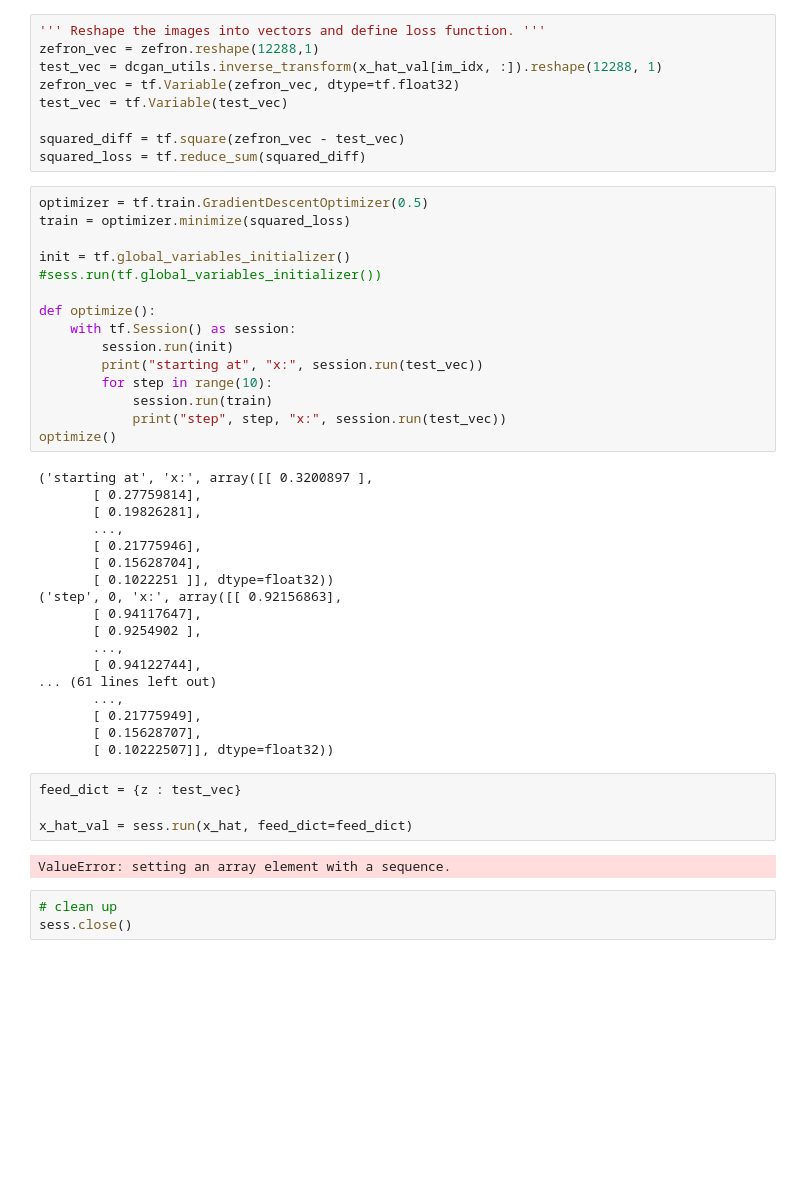
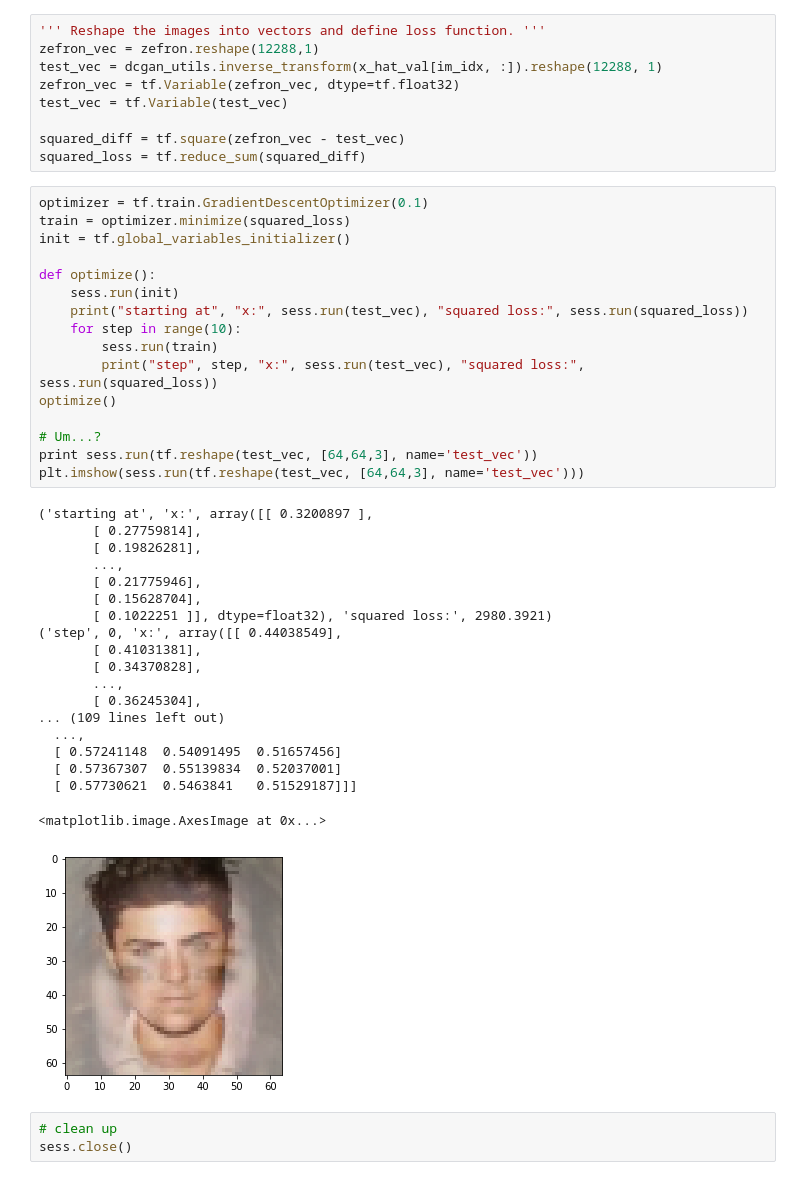
Before and after one commit to adepalatis/EE379K, a Jupyter notebook: Lab7/nn_compsensing/tfupgraded_src/my_DCGAN1.ipynb, the cells around one changed output. Saved outputs shown, nothing was run; the diff lists cells and outputs as text; blank space fills up the shorter version.

```diff
--- a/Lab7/nn_compsensing/tfupgraded_src/my_DCGAN1.ipynb
+++ b/Lab7/nn_compsensing/tfupgraded_src/my_DCGAN1.ipynb
@@ -65,44 +65,41 @@ test_vec = tf.Variable(test_vec)
 squared_diff = tf.square(zefron_vec - test_vec)
 squared_loss = tf.reduce_sum(squared_diff)
 # %%
-optimizer = tf.train.GradientDescentOptimizer(0.5)
+optimizer = tf.train.GradientDescentOptimizer(0.1)
 train = optimizer.minimize(squared_loss)
-
 init = tf.global_variables_initializer()
-#sess.run(tf.global_variables_initializer())
 
 def optimize():
-    with tf.Session() as session:
-        session.run(init)
-        print("starting at", "x:", session.run(test_vec))
-        for step in range(10):
-            session.run(train)
-            print("step", step, "x:", session.run(test_vec))
+    sess.run(init)
+    print("starting at", "x:", sess.run(test_vec), "squared loss:", sess.run(squared_loss))
+    for step in range(10):
+        sess.run(train)
+        print("step", step, "x:", sess.run(test_vec), "squared loss:", sess.run(squared_loss))
 optimize()
+
+# Um...?
+print sess.run(tf.reshape(test_vec, [64,64,3], name='test_vec'))
+plt.imshow(sess.run(tf.reshape(test_vec, [64,64,3], name='test_vec')))
 # %% [output]
 ('starting at', 'x:', array([[ 0.3200897 ],
        [ 0.27759814],
        [ 0.19826281],
        ...,
        [ 0.21775946],
        [ 0.15628704],
-       [ 0.1022251 ]], dtype=float32))
-('step', 0, 'x:', array([[ 0.92156863],
-       [ 0.94117647],
-       [ 0.9254902 ],
+       [ 0.1022251 ]], dtype=float32), 'squared loss:', 2980.3921)
+('step', 0, 'x:', array([[ 0.44038549],
+       [ 0.41031381],
+       [ 0.34370828],
        ...,
-       [ 0.94122744],
-... (61 lines left out)
-       ...,
-       [ 0.21775949],
-       [ 0.15628707],
-       [ 0.10222507]], dtype=float32))
+       [ 0.36245304],
+... (109 lines left out)
+  ...,
+  [ 0.57241148  0.54091495  0.51657456]
+  [ 0.57367307  0.55139834  0.52037001]
+  [ 0.57730621  0.5463841   0.51529187]]]
+<matplotlib.image.AxesImage at 0x...>
+[figure, added]
-# %%
-feed_dict = {z : test_vec}
-
-x_hat_val = sess.run(x_hat, feed_dict=feed_dict)
-# %% [output]
-ValueError: setting an array element with a sequence.
 # %%
 # clean up
 sess.close()
```
Also changed, not shown: parts of 1 cell of this notebook.
